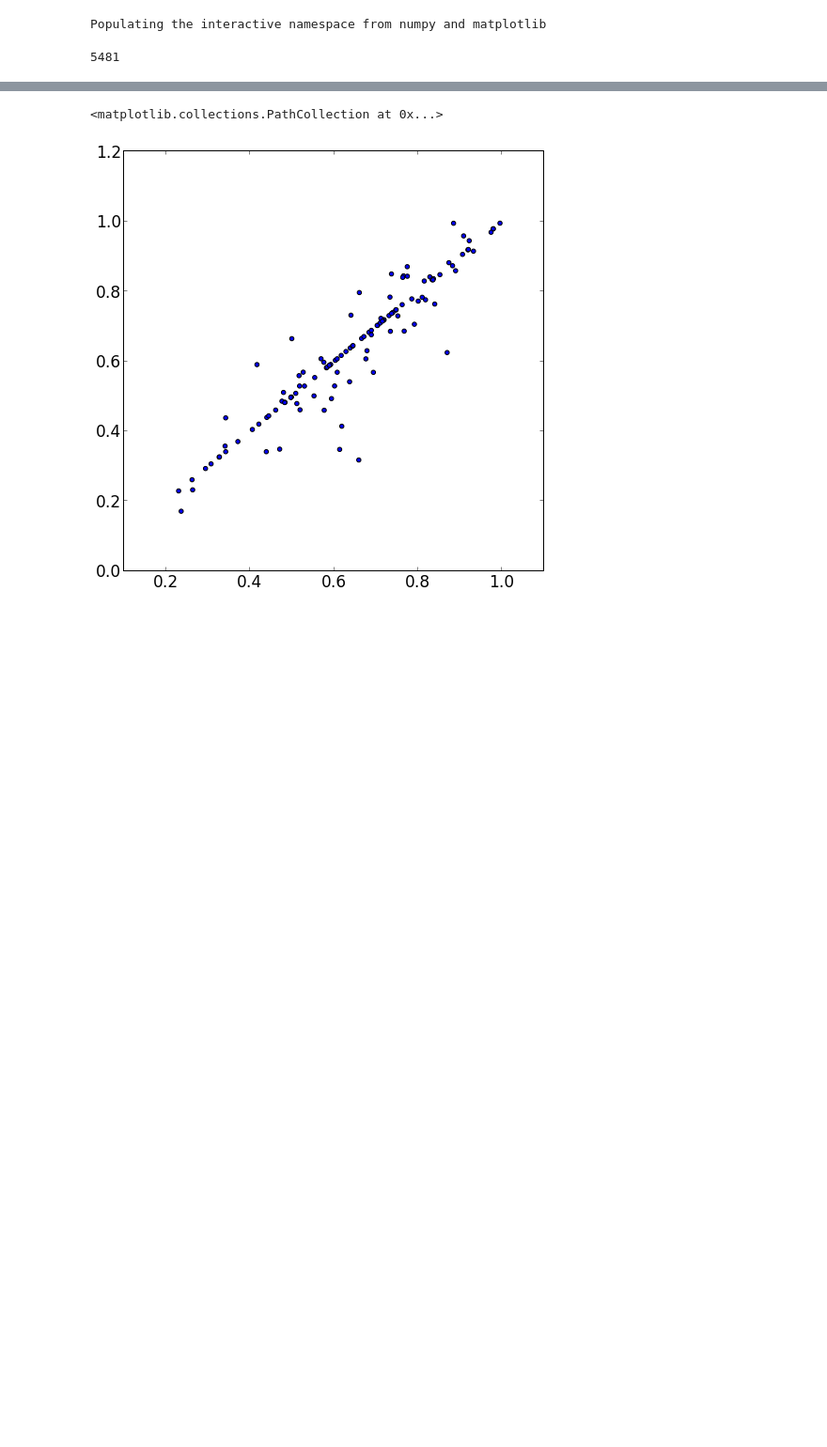
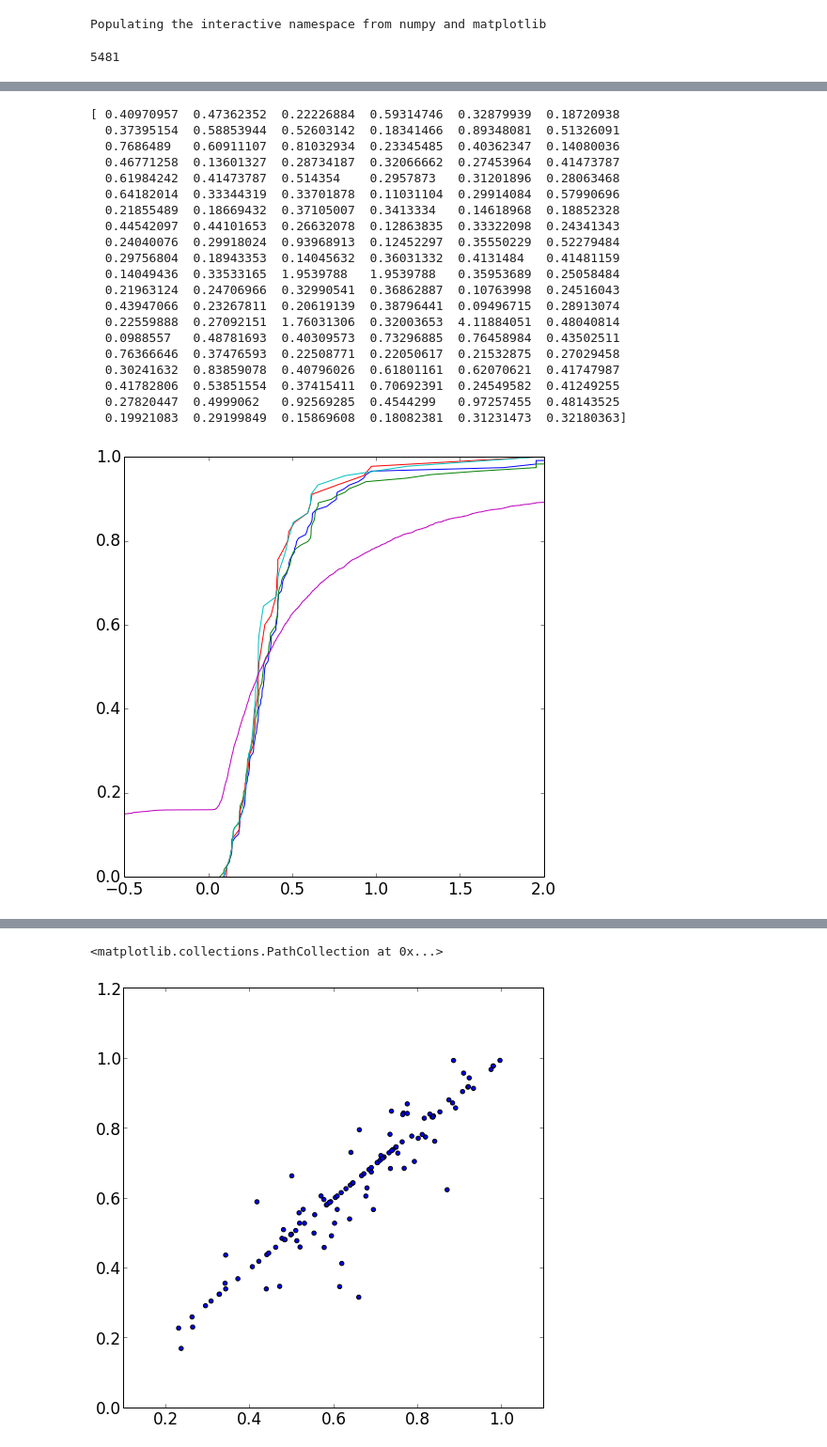
Before and after one commit to forero/LGEnvironment, a Jupyter notebook: code/AnalyzeData.ipynb, the cells around one changed output, grey strips where cells are left out. Shown at 94% size. Drawn from its saved outputs; the diff is of its cells as text; code cells hidden in the pictures; blank space fills up the shorter version.

Commit message:
update analyze data with ellipticity and prolateness

```diff
--- a/code/AnalyzeData.ipynb
+++ b/code/AnalyzeData.ipynb
@@ -92,0 +84,5 @@ def fractional_anisotropy(lambda1, lambda2, lambda3):
+# %%
+def ellipticity(lambda1, lambda2, lambda3):
+    DELTA = lambda1 + lambda2 + lambda3
+    ELL = (lambda1 - lambda3)/(2.0*DELTA)
+    return ELL
@@ -120,0 +119,7 @@ print size(FA_halo_A_ALL), size(web_data_ALL)
+# %%
+ELL_halo_A_2S = ellipticity(web_data_2S[:,LAMBDA_1A], web_data_2S[:, LAMBDA_2A], web_data_2S[:, LAMBDA_3A])
+ELL_halo_B_2S = ellipticity(web_data_2S[:,LAMBDA_1B], web_data_2S[:, LAMBDA_2B], web_data_2S[:, LAMBDA_3B])
+ELL_halo_A_3S = ellipticity(web_data_3S[:,LAMBDA_1A], web_data_3S[:, LAMBDA_2A], web_data_3S[:, LAMBDA_3A])
+ELL_halo_B_3S = ellipticity(web_data_3S[:,LAMBDA_1B], web_data_3S[:, LAMBDA_2B], web_data_3S[:, LAMBDA_3B])
+ELL_halo_A_ALL = ellipticity(web_data_ALL[:,LAMBDA_1A], web_data_ALL[:, LAMBDA_2A], web_data_ALL[:, LAMBDA_3A])
+ELL_halo_B_ALL = ellipticity(web_data_ALL[:,LAMBDA_1B], web_data_ALL[:, LAMBDA_2B], web_data_ALL[:, LAMBDA_3B])
@@ -168,0 +184,31 @@ plot(sort(FA_halo_B_ALL), linspace(0,1.0,n_ALL))
+# %%
+plot(sort(ELL_halo_A_3S), linspace(0,1.0,n_3S))
+plot(sort(ELL_halo_B_3S), linspace(0,1.0,n_3S))
+plot(sort(ELL_halo_A_2S), linspace(0,1.0,n_2S))
+plot(sort(ELL_halo_B_2S), linspace(0,1.0,n_2S))
+plot(sort(ELL_halo_A_ALL), linspace(0,1.0,n_ALL))
+#plot(sort(ELL_halo_B_ALL), linspace(0,1.0,n_ALL))
+xlim([-0.5,2])
+print ELL_halo_A_3S
+# %% [output]
+[ 0.40970957  0.47362352  0.22226884  0.59314746  0.32879939  0.18720938
+  0.37395154  0.58853944  0.52603142  0.18341466  0.89348081  0.51326091
+  0.7686489   0.60911107  0.81032934  0.23345485  0.40362347  0.14080036
+  0.46771258  0.13601327  0.28734187  0.32066662  0.27453964  0.41473787
+  0.61984242  0.41473787  0.514354    0.2957873   0.31201896  0.28063468
+  0.64182014  0.33344319  0.33701878  0.11031104  0.29914084  0.57990696
+  0.21855489  0.18669432  0.37105007  0.3413334   0.14618968  0.18852328
+  0.44542097  0.44101653  0.26632078  0.12863835  0.33322098  0.24341343
+  0.24040076  0.29918024  0.93968913  0.12452297  0.35550229  0.52279484
+  0.29756804  0.18943353  0.14045632  0.36031332  0.4131484   0.41481159
+  0.14049436  0.33533165  1.9539788   1.9539788   0.35953689  0.25058484
+  0.21963124  0.24706966  0.32990541  0.36862887  0.10763998  0.24516043
+  0.43947066  0.23267811  0.20619139  0.38796441  0.09496715  0.28913074
+  0.22559888  0.27092151  1.76031306  0.32003653  4.11884051  0.48040814
+  0.0988557   0.48781693  0.40309573  0.73296885  0.76458984  0.43502511
+  0.76366646  0.37476593  0.22508771  0.22050617  0.21532875  0.27029458
+  0.30241632  0.83859078  0.40796026  0.61801161  0.62070621  0.41747987
+  0.41782806  0.53851554  0.37415411  0.70692391  0.24549582  0.41249255
+  0.27820447  0.4999062   0.92569285  0.4544299   0.97257455  0.48143525
+  0.19921083  0.29199849  0.15869608  0.18082381  0.31231473  0.32180363]
+[figure, added]
```
Also changed, not shown: parts of 23 cells of this notebook.
